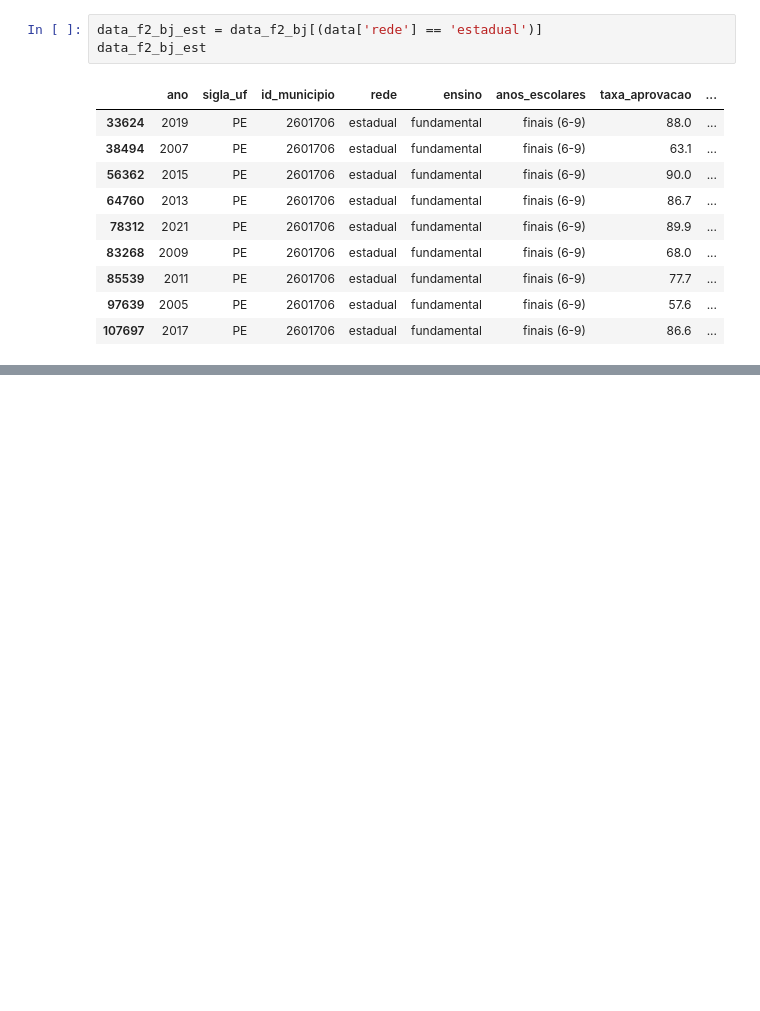
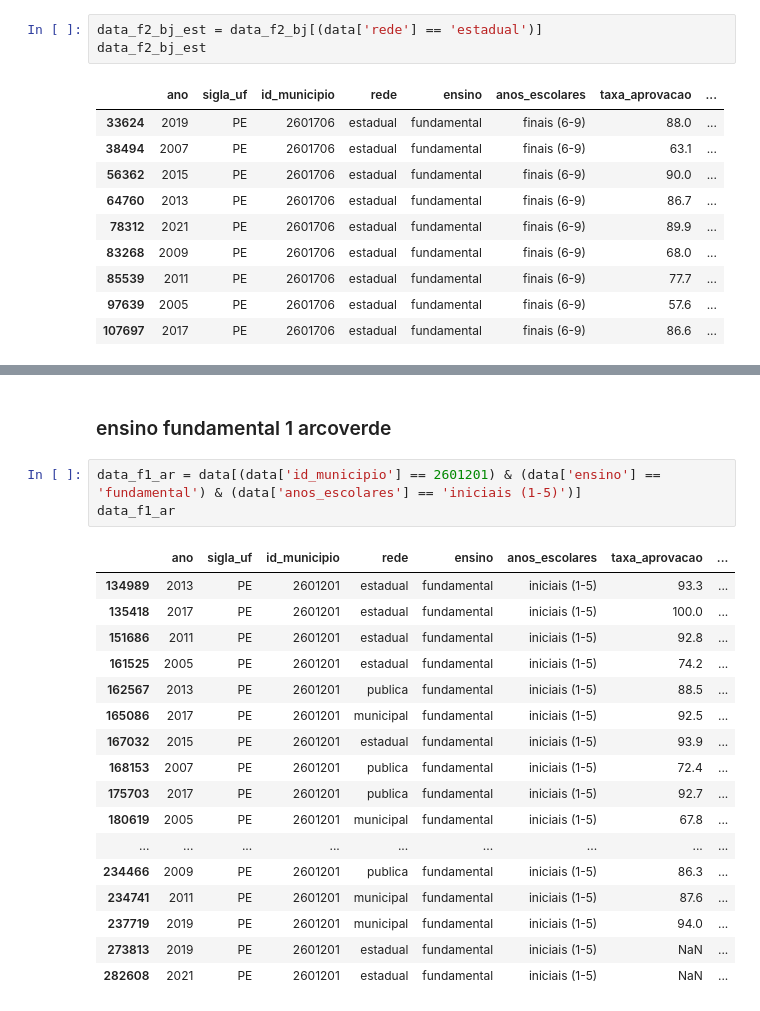
Before and after one commit to claraaqn/IC-Dadis_IDEB, a Jupyter notebook: analise_descritiva.ipynb, the cells around one changed output, grey strips where cells are left out. Saved outputs shown, nothing was run; the diff lists cells and outputs as text; blank space fills up the shorter version.

```diff
--- a/analise_descritiva.ipynb
+++ b/analise_descritiva.ipynb
@@ -184,0 +404,23 @@ data_f2_bj_est[dados_numericos].describe()
+# %% [markdown]
+### ensino fundamental 1 arcoverde
+# %%
+data_f1_ar = data[(data['id_municipio'] == 2601201) & (data['ensino'] == 'fundamental') & (data['anos_escolares'] == 'iniciais (1-5)')]
+data_f1_ar
+# %% [output]
+|  | ano | sigla_uf | id_municipio | rede | ensino | anos_escolares | taxa_aprovacao | ... |
+| 134989 | 2013 | PE | 2601201 | estadual | fundamental | iniciais (1-5) | 93.3 | ... |
+| 135418 | 2017 | PE | 2601201 | estadual | fundamental | iniciais (1-5) | 100.0 | ... |
+| 151686 | 2011 | PE | 2601201 | estadual | fundamental | iniciais (1-5) | 92.8 | ... |
+| 161525 | 2005 | PE | 2601201 | estadual | fundamental | iniciais (1-5) | 74.2 | ... |
+| 162567 | 2013 | PE | 2601201 | publica | fundamental | iniciais (1-5) | 88.5 | ... |
+| 165086 | 2017 | PE | 2601201 | municipal | fundamental | iniciais (1-5) | 92.5 | ... |
+| 167032 | 2015 | PE | 2601201 | estadual | fundamental | iniciais (1-5) | 93.9 | ... |
+| 168153 | 2007 | PE | 2601201 | publica | fundamental | iniciais (1-5) | 72.4 | ... |
+| 175703 | 2017 | PE | 2601201 | publica | fundamental | iniciais (1-5) | 92.7 | ... |
+| 180619 | 2005 | PE | 2601201 | municipal | fundamental | iniciais (1-5) | 67.8 | ... |
+| ... | ... | ... | ... | ... | ... | ... | ... | ... |
+| 234466 | 2009 | PE | 2601201 | publica | fundamental | iniciais (1-5) | 86.3 | ... |
+| 234741 | 2011 | PE | 2601201 | municipal | fundamental | iniciais (1-5) | 87.6 | ... |
+| 237719 | 2019 | PE | 2601201 | municipal | fundamental | iniciais (1-5) | 94.0 | ... |
+| 273813 | 2019 | PE | 2601201 | estadual | fundamental | iniciais (1-5) | NaN | ... |
+| 282608 | 2021 | PE | 2601201 | estadual | fundamental | iniciais (1-5) | NaN | ... |
```
Also changed, not shown: parts of 38 cells of this notebook.
